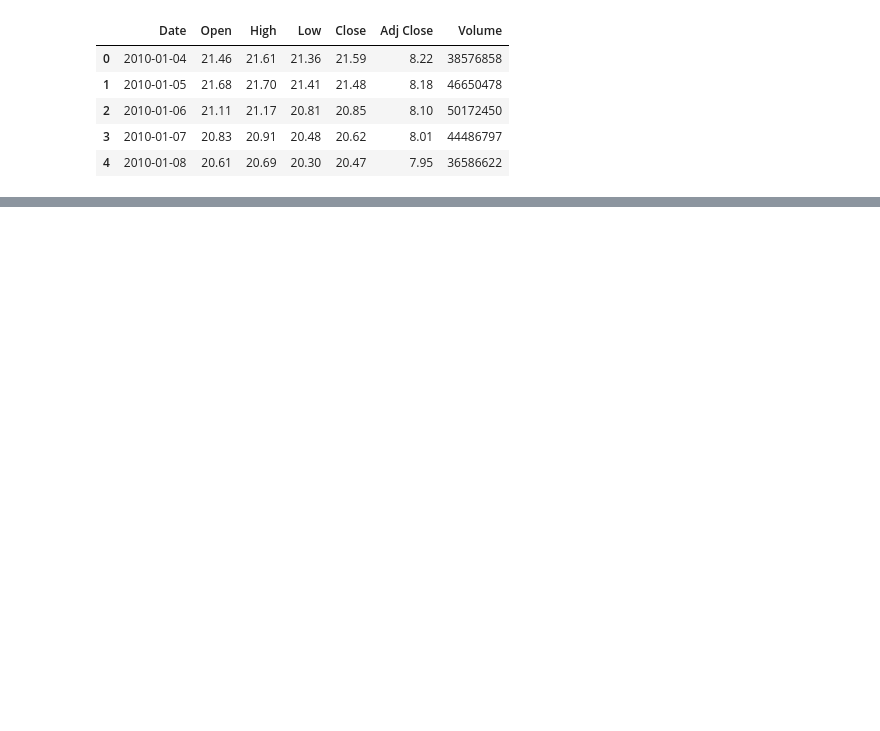
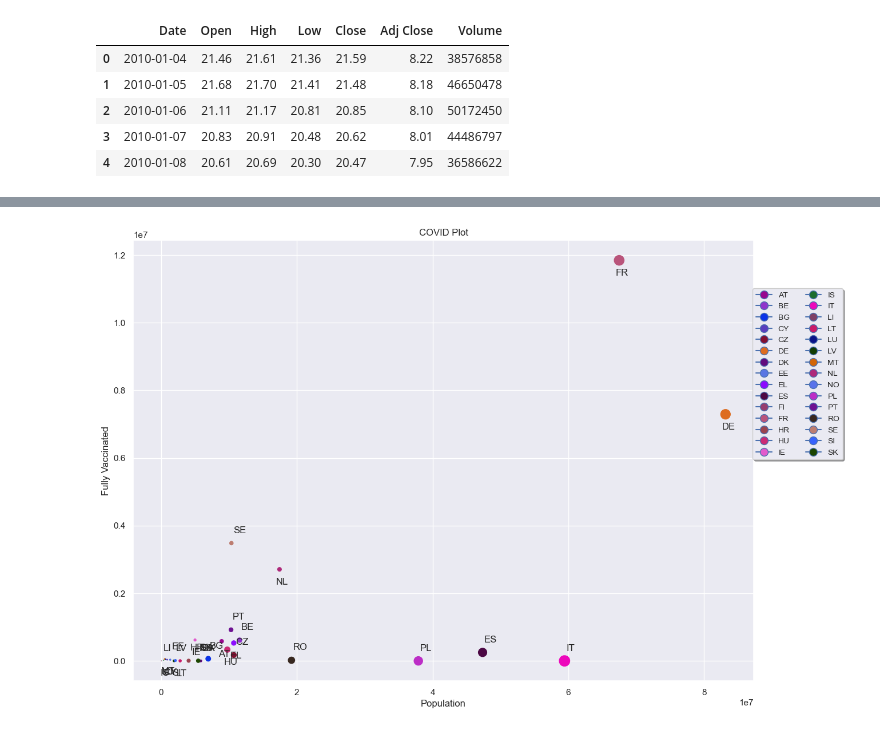
Before and after one commit to Iskanderrus/visualizations, a Jupyter notebook: matplotlib/000 - Matplotlib general II.ipynb, the cells around one changed output, grey strips where cells are left out. Saved outputs shown, nothing was run; the diff lists cells and outputs as text; code cells hidden in the pictures; blank space fills up the shorter version.

```diff
--- a/matplotlib/000 - Matplotlib general II.ipynb
+++ b/matplotlib/000 - Matplotlib general II.ipynb
@@ -355,0 +448,4 @@ df.head()
+# %%
+cases = cases.rename(columns={'geoId': 'ReportingCountry', 'cases': 'Cases', 'deaths': 'Deaths'})
+# %%
+df = df.merge(cases, on='ReportingCountry')
@@ -355,0 +454,2 @@ df.head()
+# %%
+df['Vaccinated Ratio'] = round(df.Population/df.DoseAdditional2*100, 0)
@@ -355,0 +465,52 @@ df.head()
+# %%
+colors = []
+for i in range(len(df)):
+    rgb = (random.uniform(0, 1), random.uniform(0, .5), random.uniform(0, 1))
+    colors.append(rgb)
+# %%
+fig, ax = plt.subplots(figsize=(14, 10))
+ax.set_title('COVID Plot')
+ax.set_xlabel('Population')
+ax.set_ylabel('Fully Vaccinated')
+
+ax.scatter(df.Population,
+           df.DoseAdditional2,
+           s=df.Deaths / 1000,
+           c=np.array(colors),
+           alpha=1)
+
+for x in df.ReportingCountry:
+    if (float(df[df['ReportingCountry'] == x]['Vaccinated Ratio']) % 2 == 0):
+        a = -500000
+        b = -500000
+    else:
+        a = 250000
+        b = 250000
+    label = ax.annotate(
+        text=x,
+        xy=(df[df['ReportingCountry'] == x]['Population'] + a,
+            df[df['ReportingCountry'] == x]['DoseAdditional2'] + b),
+        horizontalalignment='left',
+        verticalalignment='bottom')
+
+legend_elements = []
+for x in df.ReportingCountry:
+    line, = [
+        Line2D([0], [0],
+               marker='o',
+               label=x,
+               markerfacecolor=colors[list(df.ReportingCountry).index(x)],
+               markersize=10)
+    ]
+    legend_elements.append(line)
+
+legend = ax.legend(handles=legend_elements,
+                   loc='best',
+                   bbox_to_anchor=(1.15, 0.9),
+                   fancybox=True,
+                   shadow=True,
+                   ncol=2,
+                   fontsize=10)
+plt.show()
+# %% [output]
+[figure, added]
```
Also changed, not shown: parts of 35 cells of this notebook, 3 other files.
